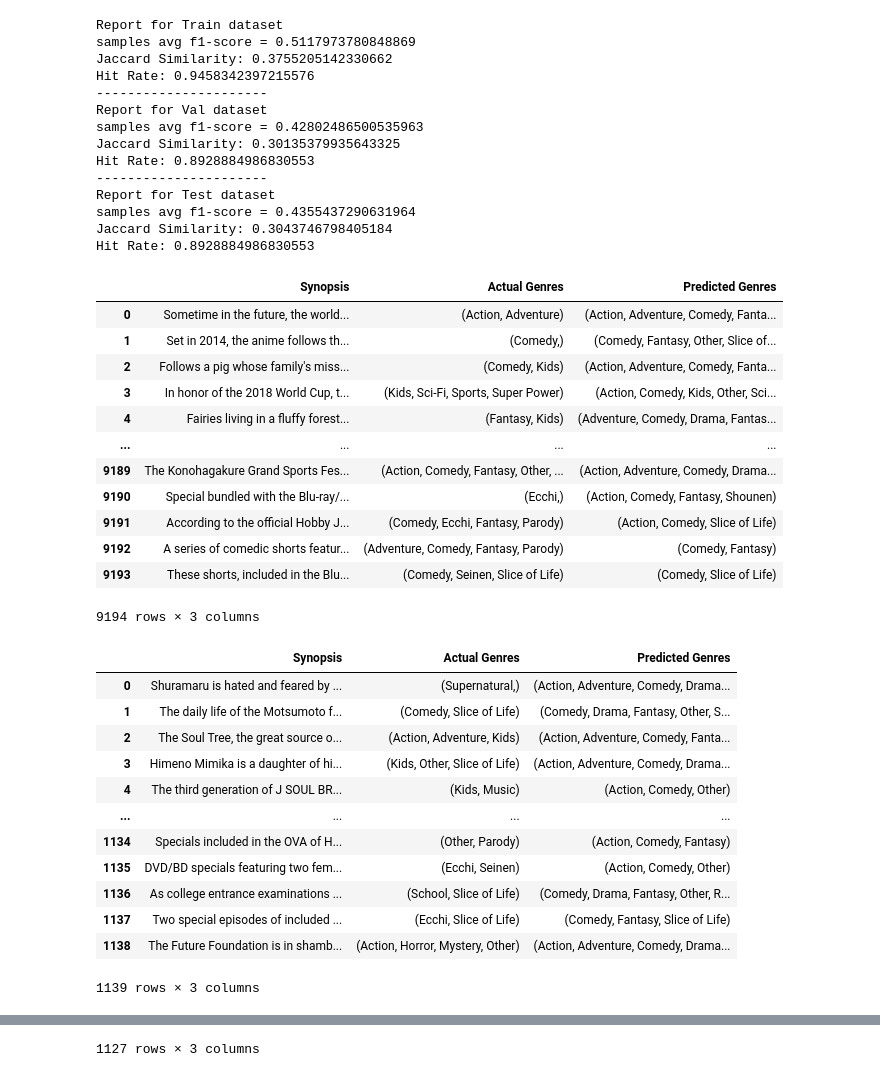
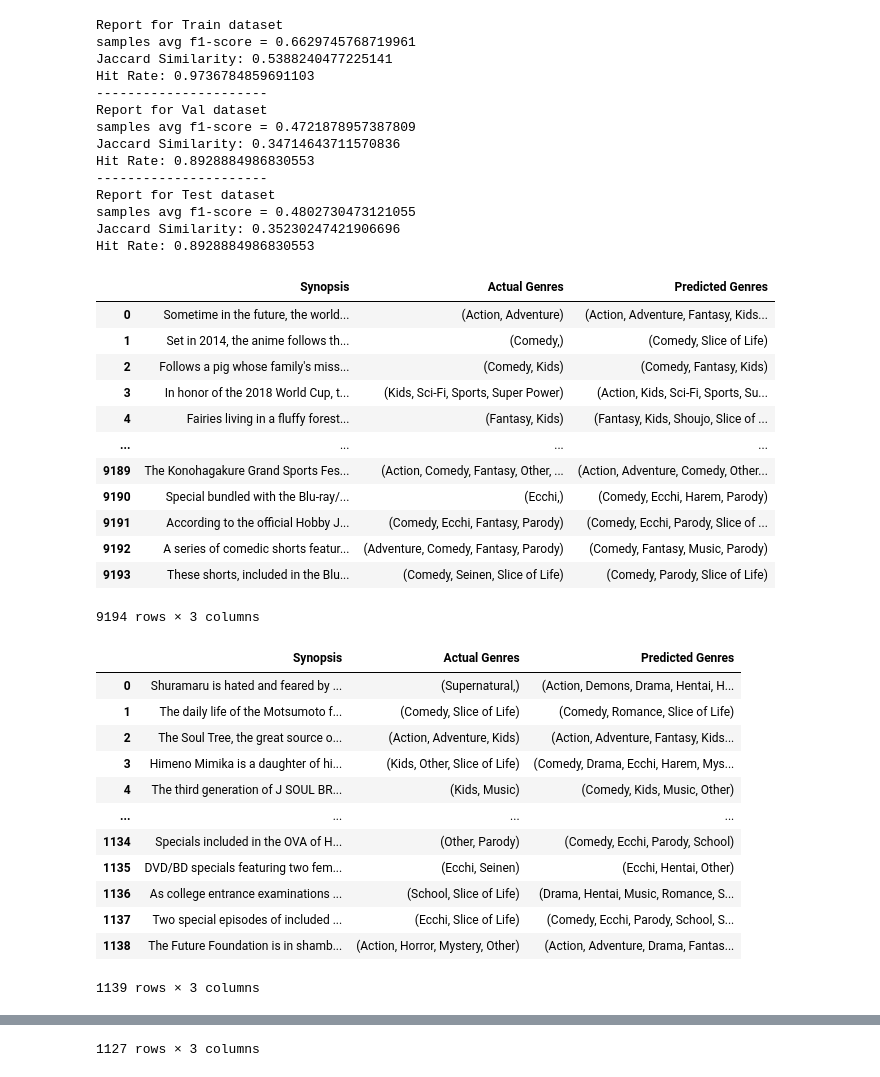
Before and after one commit to amirulzarfan2001/NLP_CW_Code, a Jupyter notebook: Anime_dataset/MultinomialNaivesBayes.ipynb, the cells around one changed output, grey strips where cells are left out. Cells and saved outputs as stored; diff of their text form; code cells hidden in the pictures.

```diff
--- a/Anime_dataset/MultinomialNaivesBayes.ipynb
+++ b/Anime_dataset/MultinomialNaivesBayes.ipynb
@@ -21,6 +21,18 @@ def clean_text(text):
 df_train['clean_synopsis'] = df_train['synopsis'].apply(clean_text)
 df_val['clean_synopsis'] = df_val['synopsis'].apply(clean_text)
 df_test['clean_synopsis'] = df_test['synopsis'].apply(clean_text)
+# %%
+#Instead of using a fixed threshold we compare it to the prior threshold from the train set
+def predict_using_prior_threshold(X, classifier, priors):
+    """
+    Predicts genres using P(c|x) > P(c) as threshold logic.
+    - classifier: trained OneVsRestClassifier
+    - priors: array of prior probabilities (i.e., class proportions in y_train)
+    """
+    probs = classifier.predict_proba(X)
+    # compare each prob with its class's prior
+    preds = (probs > priors).astype(int)
+    return preds
 # %%
 #Parameters that can be changed:
 #Number of wordds in vocublary
@@ -30,6 +42,7 @@ df_test['clean_synopsis'] = df_test['synopsis'].apply(clean_text)
 # from sklearn.feature_extraction.text import CountVectorizer
 mlb=MultiLabelBinarizer()
 y_train = mlb.fit_transform(df_train['genres'])
+priors = y_train.mean(axis=0)
 #display(y)
 vectorizer = TfidfVectorizer(stop_words="english",max_features=10000,ngram_range=(1,4))
 X_train = vectorizer.fit_transform(df_train['clean_synopsis'])
@@ -45,7 +58,7 @@ X_test = vectorizer.transform(df_test['clean_synopsis'])
 from sklearn.naive_bayes import BernoulliNB
 from sklearn.naive_bayes import MultinomialNB
 
-classifier = OneVsRestClassifier(MultinomialNB())#Already tried with balanced class but it is worse
+classifier = OneVsRestClassifier(MultinomialNB(alpha=0.1))#Already tried with balanced class but it is worse
 classifier.fit(X_train, y_train)                                    #At least when it is not balanced it can overfit the train class
 
 # from sklearn.metrics import classification_report
@@ -57,8 +70,9 @@ classifier.fit(X_train, y_train)                                    #At least wh
 
 
 print("Report for Train dataset")
-threshold=0.08
-y_pred_train=LR_OVA_prob(X_train,threshold,classifier)
+#threshold=0.08
+#y_pred_train=LR_OVA_prob(X_train,threshold,classifier)
+y_pred_train = predict_using_prior_threshold(X_train, classifier, priors)
 print_report(y_train,y_pred_train,"samples avg","f1-score",mlb)
 jaccard = jaccard_score(y_train, y_pred_train, average='samples')
 print("Jaccard Similarity:", jaccard)
@@ -67,66 +81,68 @@ print("Hit Rate:", hr)
 
 print("----------------------")
 print("Report for Val dataset")
-y_pred_val=LR_OVA_prob(X_val,threshold,classifier)
+#y_pred_val=LR_OVA_prob(X_val,threshold,classifier)
+y_pred_val = predict_using_prior_threshold(X_val, classifier, priors)
 print_report(y_val,y_pred_val,"samples avg","f1-score",mlb)
 jaccard = jaccard_score(y_val, y_pred_val, average='samples')
 print("Jaccard Similarity:", jaccard)
 hr = hit_rate(y_val, y_pred_val)
 print("Hit Rate:", hr)
 
 print("----------------------")
 print("Report for Test dataset")
-y_pred_test=LR_OVA_prob(X_test,threshold,classifier)
+#y_pred_test=LR_OVA_prob(X_test,threshold,classifier)
+y_pred_test = predict_using_prior_threshold(X_test, classifier, priors)
 print_report(y_test,y_pred_test,"samples avg","f1-score",mlb)
 jaccard = jaccard_score(y_test, y_pred_test, average='samples')
 print("Jaccard Similarity:", jaccard)
 hr = hit_rate(y_val, y_pred_val)
 print("Hit Rate:", hr)
 
 
 
 display(result_table(y_train,y_pred_train,df_train,mlb))
 display(result_table(y_val,y_pred_val,df_val,mlb))
 display(result_table(y_test,y_pred_test,df_test,mlb))
 # %% [output]
 Report for Train dataset
-samples avg f1-score = 0.5117973780848869
-Jaccard Similarity: 0.3755205142330662
-Hit Rate: 0.9458342397215576
+samples avg f1-score = 0.6629745768719961
+Jaccard Similarity: 0.5388240477225141
+Hit Rate: 0.9736784859691103
 ----------------------
 Report for Val dataset
-samples avg f1-score = 0.42802486500535963
-Jaccard Similarity: 0.30135379935643325
+samples avg f1-score = 0.4721878957387809
+Jaccard Similarity: 0.34714643711570836
 Hit Rate: 0.8928884986830553
 ----------------------
 Report for Test dataset
-samples avg f1-score = 0.4355437290631964
-Jaccard Similarity: 0.3043746798405184
+samples avg f1-score = 0.4802730473121055
+Jaccard Similarity: 0.35230247421906696
 Hit Rate: 0.8928884986830553
 |  | Synopsis | Actual Genres | Predicted Genres |
-| 0 | Sometime in the future, the world... | (Action, Adventure) | (Action, Adventure, Comedy, Fanta... |
-| 1 | Set in 2014, the anime follows th... | (Comedy,) | (Comedy, Fantasy, Other, Slice of... |
-| 2 | Follows a pig whose family's miss... | (Comedy, Kids) | (Action, Adventure, Comedy, Fanta... |
-| 3 | In honor of the 2018 World Cup, t... | (Kids, Sci-Fi, Sports, Super Power) | (Action, Comedy, Kids, Other, Sci... |
-| 4 | Fairies living in a fluffy forest... | (Fantasy, Kids) | (Adventure, Comedy, Drama, Fantas... |
+| 0 | Sometime in the future, the world... | (Action, Adventure) | (Action, Adventure, Fantasy, Kids... |
+| 1 | Set in 2014, the anime follows th... | (Comedy,) | (Comedy, Slice of Life) |
+| 2 | Follows a pig whose family's miss... | (Comedy, Kids) | (Comedy, Fantasy, Kids) |
+| 3 | In honor of the 2018 World Cup, t... | (Kids, Sci-Fi, Sports, Super Power) | (Action, Kids, Sci-Fi, Sports, Su... |
+| 4 | Fairies living in a fluffy forest... | (Fantasy, Kids) | (Fantasy, Kids, Shoujo, Slice of ... |
 | ... | ... | ... | ... |
-| 9189 | The Konohagakure Grand Sports Fes... | (Action, Comedy, Fantasy, Other, ... | (Action, Adventure, Comedy, Drama... |
-| 9190 | Special bundled with the Blu-ray/... | (Ecchi,) | (Action, Comedy, Fantasy, Shounen) |
-| 9191 | According to the official Hobby J... | (Comedy, Ecchi, Fantasy, Parody) | (Action, Comedy, Slice of Life) |
-| 9192 | A series of comedic shorts featur... | (Adventure, Comedy, Fantasy, Parody) | (Comedy, Fantasy) |
-| 9193 | These shorts, included in the Blu... | (Comedy, Seinen, Slice of Life) | (Comedy, Slice of Life) |
+| 9189 | The Konohagakure Grand Sports Fes... | (Action, Comedy, Fantasy, Other, ... | (Action, Adventure, Comedy, Other... |
+| 9190 | Special bundled with the Blu-ray/... | (Ecchi,) | (Comedy, Ecchi, Harem, Parody) |
+| 9191 | According to the official Hobby J... | (Comedy, Ecchi, Fantasy, Parody) | (Comedy, Ecchi, Parody, Slice of ... |
+| 9192 | A series of comedic shorts featur... | (Adventure, Comedy, Fantasy, Parody) | (Comedy, Fantasy, Music, Parody) |
+| 9193 | These shorts, included in the Blu... | (Comedy, Seinen, Slice of Life) | (Comedy, Parody, Slice of Life) |
 9194 rows × 3 columns
 |  | Synopsis | Actual Genres | Predicted Genres |
-| 0 | Shuramaru is hated and feared by ... | (Supernatural,) | (Action, Adventure, Comedy, Drama... |
-| 1 | The daily life of the Motsumoto f... | (Comedy, Slice of Life) | (Comedy, Drama, Fantasy, Other, S... |
-| 2 | The Soul Tree, the great source o... | (Action, Adventure, Kids) | (Action, Adventure, Comedy, Fanta... |
-| 3 | Himeno Mimika is a daughter of hi... | (Kids, Other, Slice of Life) | (Action, Adventure, Comedy, Drama... |
-| 4 | The third generation of J SOUL BR... | (Kids, Music) | (Action, Comedy, Other) |
+| 0 | Shuramaru is hated and feared by ... | (Supernatural,) | (Action, Demons, Drama, Hentai, H... |
+| 1 | The daily life of the Motsumoto f... | (Comedy, Slice of Life) | (Comedy, Romance, Slice of Life) |
+| 2 | The Soul Tree, the great source o... | (Action, Adventure, Kids) | (Action, Adventure, Fantasy, Kids... |
+| 3 | Himeno Mimika is a daughter of hi... | (Kids, Other, Slice of Life) | (Comedy, Drama, Ecchi, Harem, Mys... |
+| 4 | The third generation of J SOUL BR... | (Kids, Music) | (Comedy, Kids, Music, Other) |
 | ... | ... | ... | ... |
-| 1134 | Specials included in the OVA of H... | (Other, Parody) | (Action, Comedy, Fantasy) |
-| 1135 | DVD/BD specials featuring two fem... | (Ecchi, Seinen) | (Action, Comedy, Other) |
-| 1136 | As college entrance examinations ... | (School, Slice of Life) | (Comedy, Drama, Fantasy, Other, R... |
-| 1137 | Two special episodes of included ... | (Ecchi, Slice of Life) | (Comedy, Fantasy, Slice of Life) |
-| 1138 | The Future Foundation is in shamb... | (Action, Horror, Mystery, Other) | (Action, Adventure, Comedy, Drama... |
+| 1134 | Specials included in the OVA of H... | (Other, Parody) | (Comedy, Ecchi, Parody, School) |
+| 1135 | DVD/BD specials featuring two fem... | (Ecchi, Seinen) | (Ecchi, Hentai, Other) |
+| 1136 | As college entrance examinations ... | (School, Slice of Life) | (Drama, Hentai, Music, Romance, S... |
+| 1137 | Two special episodes of included ... | (Ecchi, Slice of Life) | (Comedy, Ecchi, Parody, School, S... |
+| 1138 | The Future Foundation is in shamb... | (Action, Horror, Mystery, Other) | (Action, Adventure, Drama, Fantas... |
 1139 rows × 3 columns
 |  | Synopsis | Actual Genres | Predicted Genres |
```
Also changed, not shown: parts of 1 cell of this notebook, 8 other files.
